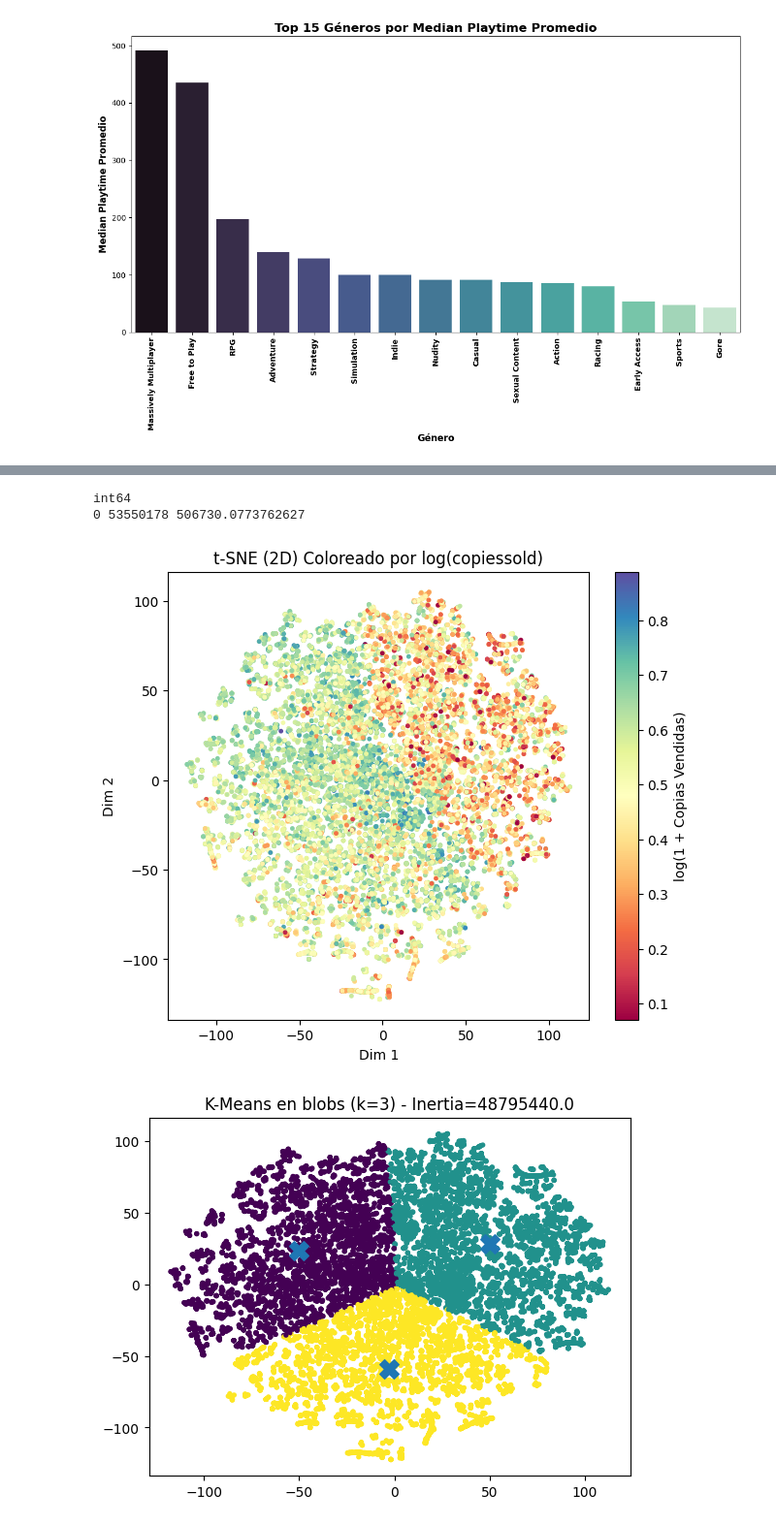
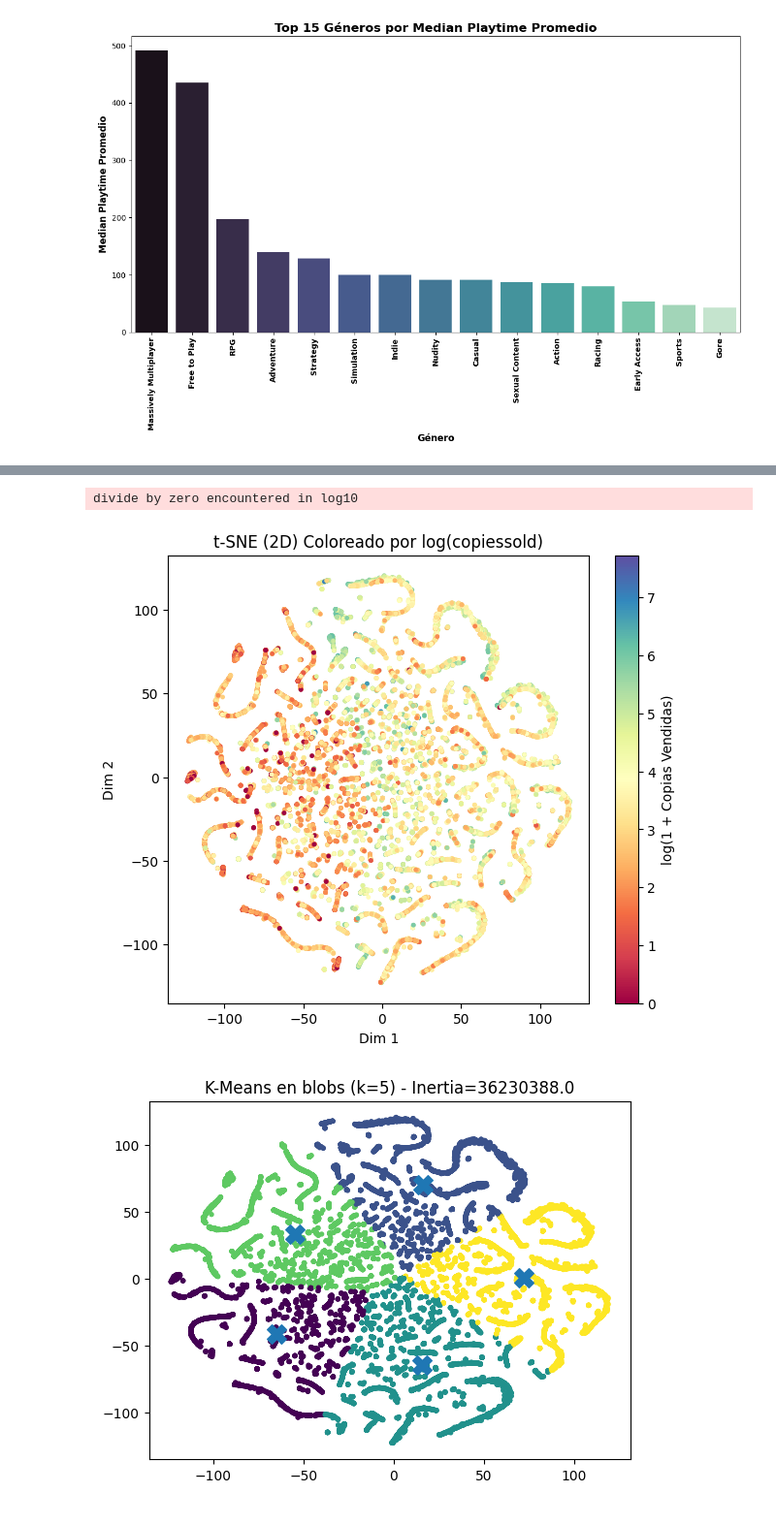
Before and after one commit to Checho-ramirijaz2014/proyecto_min, a Jupyter notebook: data_handler.ipynb, the cells around one changed output, grey strips where cells are left out. Shown at 97% size. Saved outputs shown, nothing was run; the diff lists cells and outputs as text; code cells hidden in the pictures.

```diff
--- a/data_handler.ipynb
+++ b/data_handler.ipynb
@@ -100,8 +100,8 @@ plt.show()
 [figure]
 # %%
 columnas_cuantitativas = ["price", "revenue", "required_age", "achievements", "positive_ratings", "negative_ratings", "average_playtime", "median_playtime", "price", "firstreleasedate", "reviewscore"]
-columnas_lista = ["genres", "categories"]
-columns_to_drop_cualitativo = ["nombre", "owners", "appid", "developer", "publisher", "steamspy_tags", "earlyaccess", "platforms"]
+columnas_lista = ["genres"]
+columns_to_drop_cualitativo = ["nombre", "owners", "appid", "developer", "publisher", "steamspy_tags", "earlyaccess", "platforms", "categories"]
 
 df_cuantitativo = X[columnas_cuantitativas].copy()
 df_lista = X[columnas_lista].copy()
@@ -193,5 +193,5 @@ display(X_scaled.describe().loc[["mean", "std"]])
 # %%
-pca = PCA(n_components=50)
+pca = PCA(n_components=35)
 pca.fit(X_scaled)
 
 exp_var = pca.explained_variance_ratio_
@@ -227,6 +227,6 @@ ValueError: Image size of 589x245271 pixels is too large. It must be less than 2
 <Figure size 640x480 with 1 Axes>
 # %%
-pca = PCA(n_components=min(25, X_scaled.shape[1]))
+pca = PCA(n_components=min(12, X_scaled.shape[1]))
 X_pca = pca.fit_transform(X_scaled)
 explained = pca.explained_variance_ratio_.sum()
 print(f"Dimensión tras PCA: {X_pca.shape}, varianza explicada acumulada: {explained:.3f}")
@@ -545,16 +540,8 @@ from sklearn.manifold import TSNE
 
 tsne2 = TSNE(n_components=2, perplexity=30, learning_rate='auto', init='pca', max_iter=1000, random_state=42)
 X_tsne2 = tsne2.fit_transform(X_pca)
-# %%
-print(y.dtype)
-print(y.min(), y.max(), y.std())
-# %% [output]
-int64
-0 53550178 506730.0773762627
 # %%
-import numpy as np
-
-y_log = np.log10(np.log10(y))
+y_log = np.log10(y)
 plt.figure(figsize=(7,6))
 scatter = plt.scatter(X_tsne2[:,0], X_tsne2[:,1], c=y_log, s=6, cmap='Spectral')
 
@@ -565,7 +552,8 @@ plt.xlabel("Dim 1")
 plt.ylabel("Dim 2")
 plt.show()
 # %% [output]
+divide by zero encountered in log10
-[figure, old version]
+[figure, new version]
 # %%
 import plotly.express as px
 
@@ -577,19 +565,19 @@ fig.update_layout(
 )
 fig.show()
 # %%
-k = 3
+k = 5
 km = KMeans(n_clusters=k, n_init=10, random_state=42)
 labels = km.fit_predict(X_tsne2)
 centers = km.cluster_centers_
 inertia = km.inertia_
 
 fig = plt.figure()
 plt.scatter(X_tsne2[:,0], X_tsne2[:,1], s=8, c=labels)
 plt.scatter(centers[:,0], centers[:,1], marker='X', s=200)
 plt.title(f"K-Means en blobs (k={k}) - Inertia={inertia:.1f}")
 plt.show()
 # %% [output]
-[figure, old version]
+[figure, new version]
 # %%
 import umap
 
```
Also changed, not shown: parts of 14 cells of this notebook.
